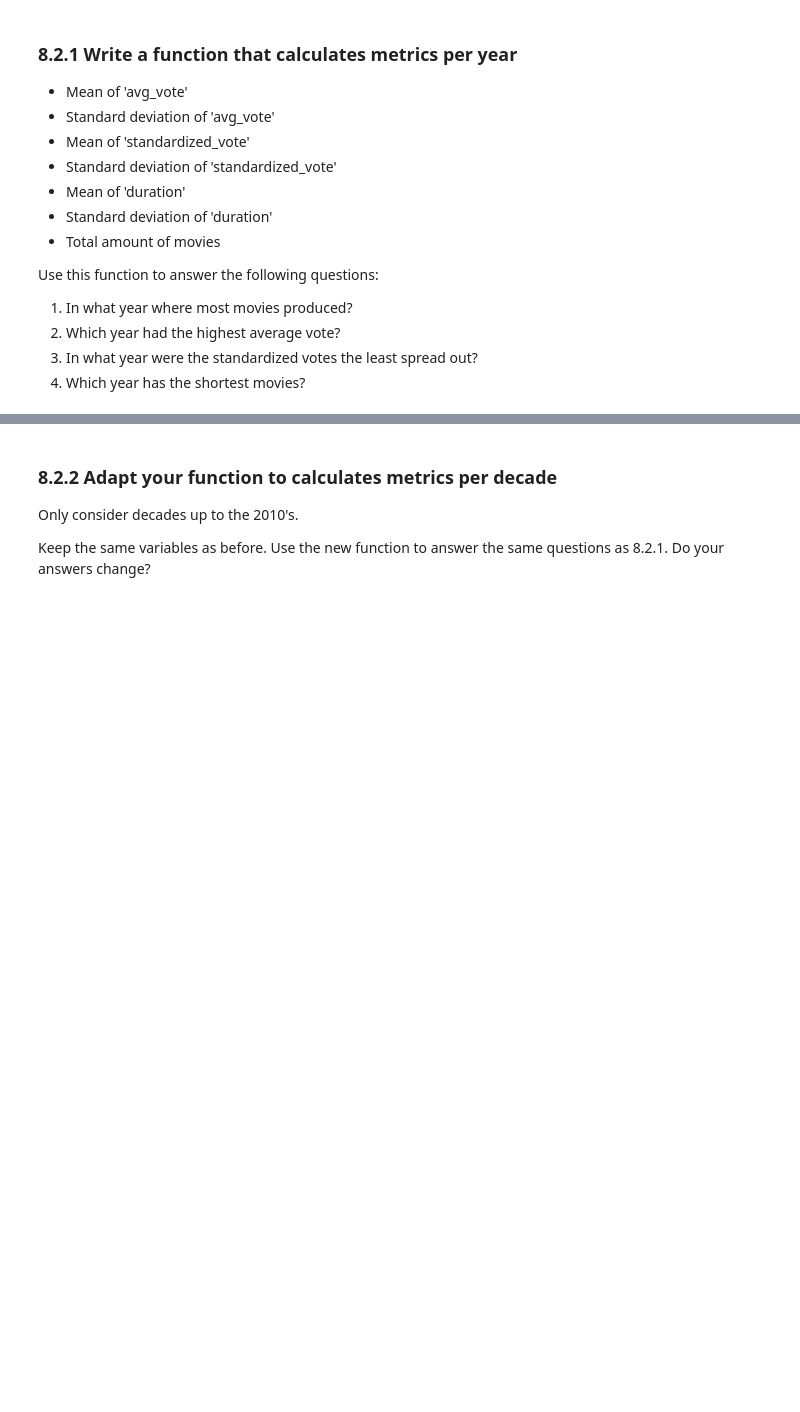
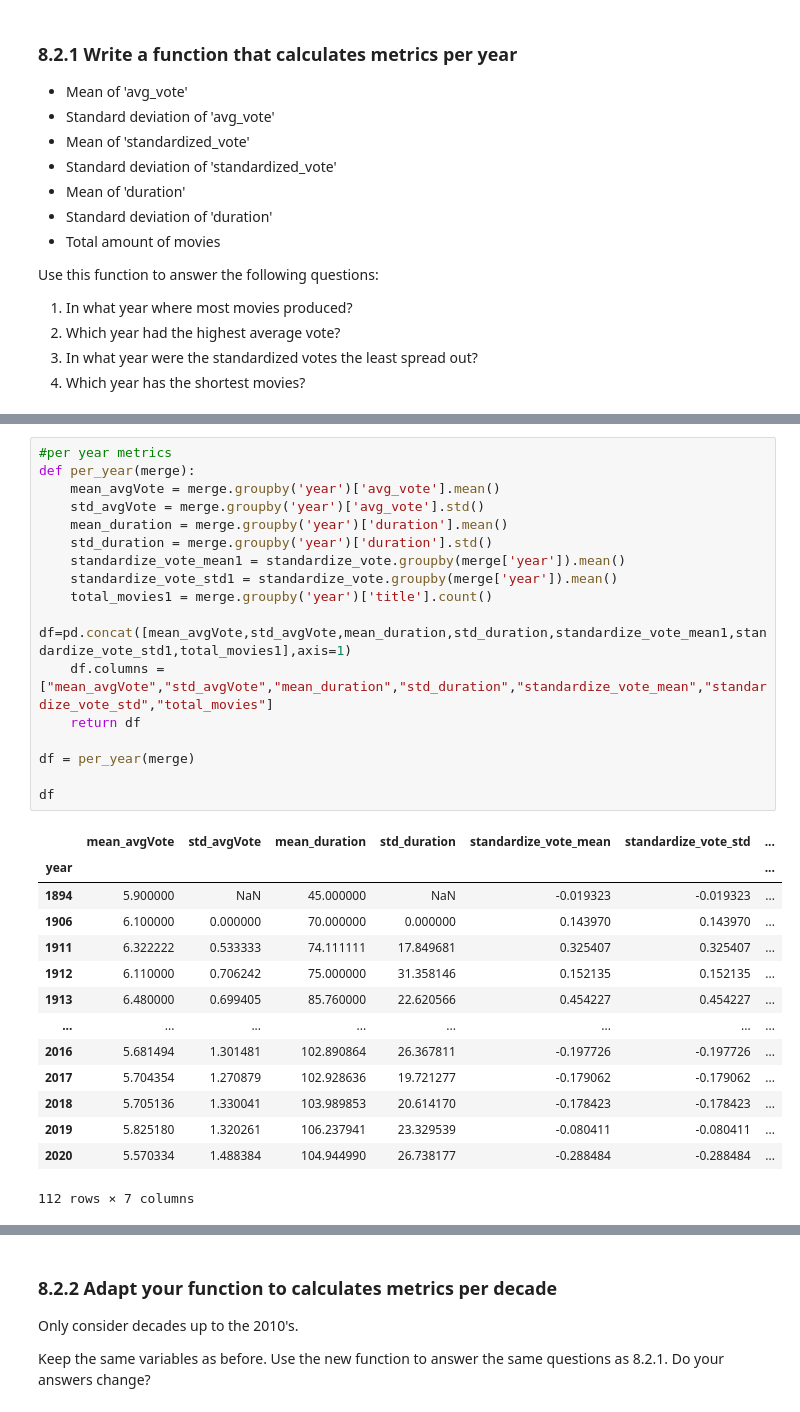
Before and after one commit to SadmanUddin/Data-analysis-and-statistics, a Jupyter notebook: Large Exercise/DPA 08 - Large exercise.ipynb, the cells around one changed output, grey strips where cells are left out. Saved outputs shown, nothing was run; the diff lists cells and outputs as text; blank space fills up the shorter version.

```diff
--- a/Large Exercise/DPA 08 - Large exercise.ipynb
+++ b/Large Exercise/DPA 08 - Large exercise.ipynb
@@ -406,0 +421,32 @@ Use this function to answer the following questions:
+# %%
+#per year metrics
+def per_year(merge):
+    mean_avgVote = merge.groupby('year')['avg_vote'].mean()
+    std_avgVote = merge.groupby('year')['avg_vote'].std()
+    mean_duration = merge.groupby('year')['duration'].mean()
+    std_duration = merge.groupby('year')['duration'].std()
+    standardize_vote_mean1 = standardize_vote.groupby(merge['year']).mean()
+    standardize_vote_std1 = standardize_vote.groupby(merge['year']).mean()
+    total_movies1 = merge.groupby('year')['title'].count()
+    df=pd.concat([mean_avgVote,std_avgVote,mean_duration,std_duration,standardize_vote_mean1,standardize_vote_std1,total_movies1],axis=1)
+    df.columns = ["mean_avgVote","std_avgVote","mean_duration","std_duration","standardize_vote_mean","standardize_vote_std","total_movies"]
+    return df
+
+df = per_year(merge)
+
+df
+# %% [output]
+|  | mean_avgVote | std_avgVote | mean_duration | std_duration | standardize_vote_mean | standardize_vote_std | ... |
+| year |  |  |  |  |  |  | ... |
+| 1894 | 5.900000 | NaN | 45.000000 | NaN | -0.019323 | -0.019323 | ... |
+| 1906 | 6.100000 | 0.000000 | 70.000000 | 0.000000 | 0.143970 | 0.143970 | ... |
+| 1911 | 6.322222 | 0.533333 | 74.111111 | 17.849681 | 0.325407 | 0.325407 | ... |
+| 1912 | 6.110000 | 0.706242 | 75.000000 | 31.358146 | 0.152135 | 0.152135 | ... |
+| 1913 | 6.480000 | 0.699405 | 85.760000 | 22.620566 | 0.454227 | 0.454227 | ... |
+| ... | ... | ... | ... | ... | ... | ... | ... |
+| 2016 | 5.681494 | 1.301481 | 102.890864 | 26.367811 | -0.197726 | -0.197726 | ... |
+| 2017 | 5.704354 | 1.270879 | 102.928636 | 19.721277 | -0.179062 | -0.179062 | ... |
+| 2018 | 5.705136 | 1.330041 | 103.989853 | 20.614170 | -0.178423 | -0.178423 | ... |
+| 2019 | 5.825180 | 1.320261 | 106.237941 | 23.329539 | -0.080411 | -0.080411 | ... |
+| 2020 | 5.570334 | 1.488384 | 104.944990 | 26.738177 | -0.288484 | -0.288484 | ... |
+112 rows × 7 columns
```
Also changed, not shown: parts of 4 cells of this notebook.
